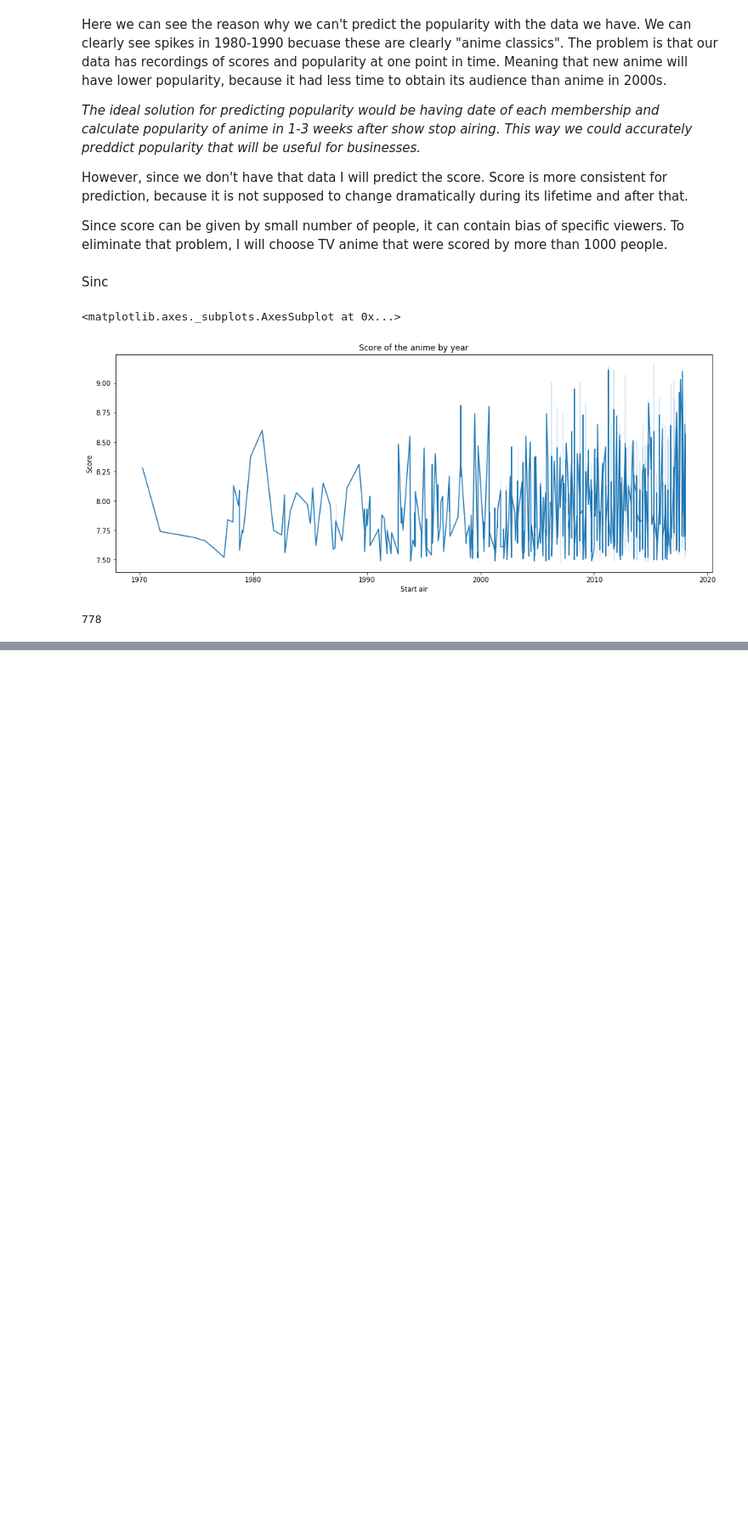
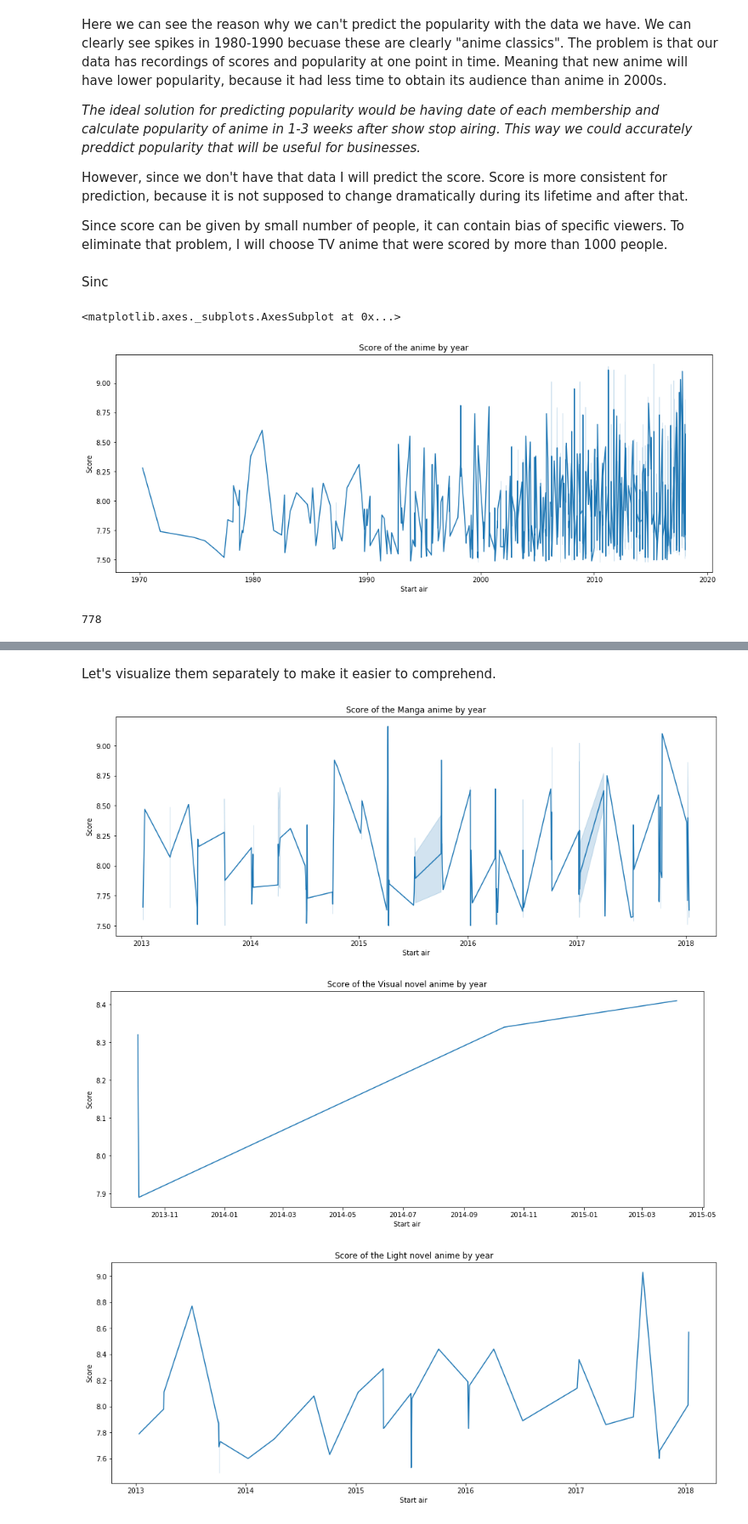
Before and after one commit to aza-atabayev/anime-rating-pop, a Jupyter notebook: Anime-rating-pop.ipynb, the cells around one changed output, grey strips where cells are left out. Shown: that part at 85% size. Saved outputs shown, nothing was run; the diff lists cells and outputs as text; code cells hidden in the pictures; blank space fills up the shorter version.

```diff
--- a/Anime-rating-pop.ipynb
+++ b/Anime-rating-pop.ipynb
@@ -349,0 +359,11 @@ tv
+# %% [markdown]
+Let's visualize them separately to make it easier to comprehend.
+# %%
+for source in tv.Sources.unique():
+    plt.figure(figsize=(16,6))
+    plt.title("Score of the " + str(source) + " anime by year")
+    sns.lineplot(x=tv.loc[(tv.index >= pd.to_datetime('2013.1.1')) & (tv.Sources == source)].index, y = 'Score', data = tv.loc[(tv.index >= pd.to_datetime('2013.1.1'))& ((tv.Sources == source))])
+# %% [output]
+[figure, added]
+[figure, added]
+[figure, added]
```
Also changed, not shown: parts of 12 cells of this notebook.
